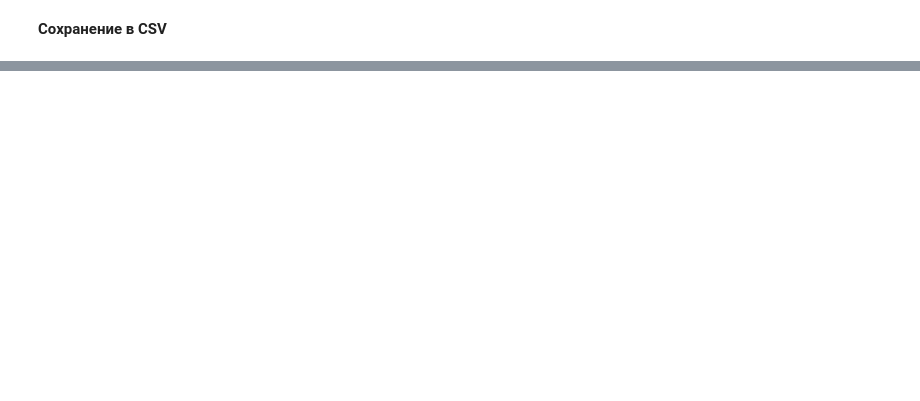
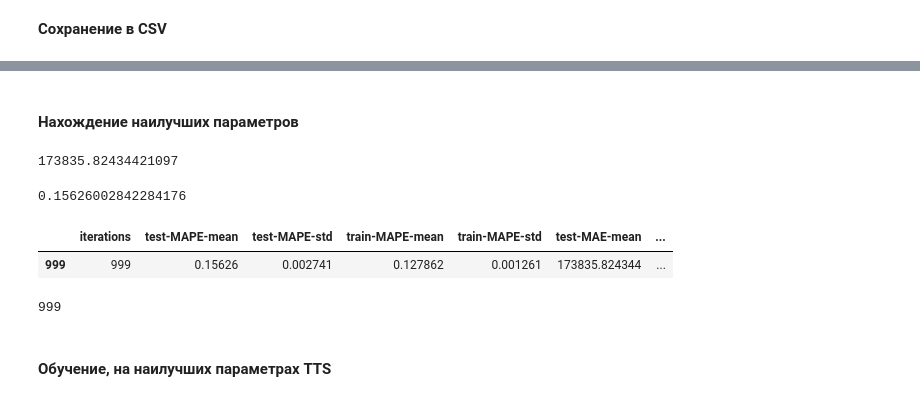
Before and after one commit to Zetis659/Data_Science_GM, a Jupyter notebook: Leopard_challenge_Regression/Leopard_challenge_Regression_2.ipynb, the cells around one changed output, grey strips where cells are left out. Cells and saved outputs as stored; diff of their text form; code cells hidden in the pictures; blank space fills up the shorter version.

```diff
--- a/Leopard_challenge_Regression/Leopard_challenge_Regression_2.ipynb
+++ b/Leopard_challenge_Regression/Leopard_challenge_Regression_2.ipynb
@@ -1553,0 +1513,8 @@ submission.head()
+# %%
+X.remove('Date')
+# X.remove('Address')
+# X.remove('id')
+# X.remove('Lattitude')
+# X.remove('Longtitude')
+# X.remove('Rooms')  # Рекомендация SmartCorrelatedSelection (Rooms)
+# X.remove('Bedroom2')
@@ -1553,0 +1529,20 @@ submission.head()
+# %%
+train_data = Pool(data=train[X], label=train[y], cat_features=cat_features1)
+# %%
+parameters = {'cat_features': cat_features,
+              'learning_rate': 0.05,
+              'eval_metric': 'MAPE',
+              'loss_function': 'MAE',
+              'random_seed': 42,
+              'verbose':100}
+# %%
+%%time
+cv_data = cv(
+    params = parameters,
+    pool = train_data,
+    fold_count=5,
+    shuffle=True,
+    partition_random_seed=0,
+    stratified=False,
+    verbose=False
+)
@@ -1553,0 +1583,15 @@ submission.head()
+# %% [markdown]
+#### Нахождение наилучших параметров
+# %%
+cv_data['test-MAE-mean'].min()
+# %% [output]
+173835.82434421097
+# %%
+cv_data['test-MAPE-mean'].min()
+# %% [output]
+0.15626002842284176
+# %%
+cv_data[cv_data['test-MAE-mean'] == cv_data['test-MAE-mean'].min()]
+# %% [output]
+|  | iterations | test-MAPE-mean | test-MAPE-std | train-MAPE-mean | train-MAPE-std | test-MAE-mean | ... |
+| 999 | 999 | 0.15626 | 0.002741 | 0.127862 | 0.001261 | 173835.824344 | ... |
@@ -1553,0 +1600,6 @@ submission.head()
+# %%
+n_iters
+# %% [output]
+999
+# %% [markdown]
+#### Обучение, на наилучших параметрах TTS
```
Also changed, not shown: parts of 108 cells of this notebook, 42 other files.
